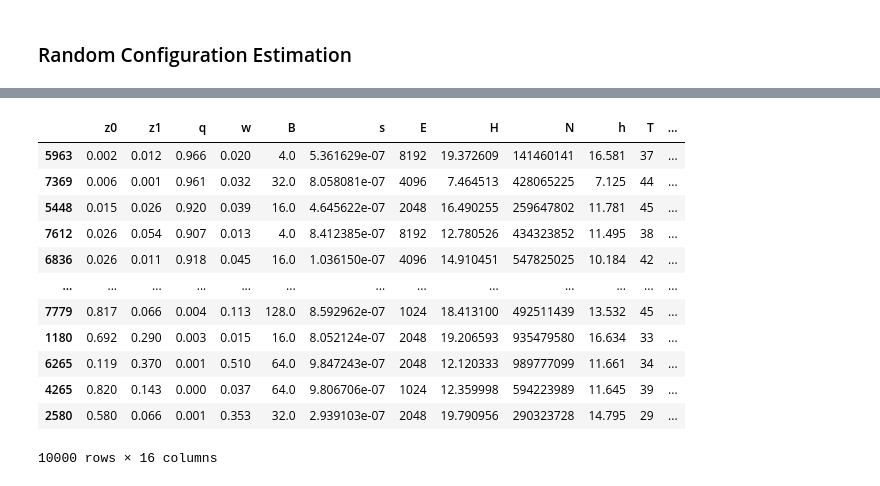
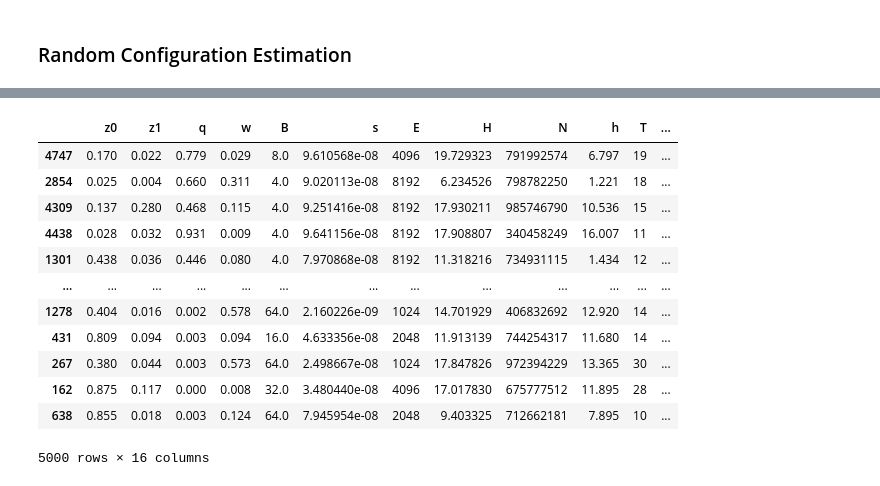
Before and after one commit to ephoris/endure-jupyter, a Jupyter notebook: experiments/00_lcm_eval.ipynb, the cells around one changed output, grey strips where cells are left out. Saved outputs shown, nothing was run; the diff lists cells and outputs as text; code cells hidden in the pictures.

```diff
--- a/experiments/00_lcm_eval.ipynb
+++ b/experiments/00_lcm_eval.ipynb
@@ -289,3 +323,41 @@ def generate_random_samples(num_samples=100):
 # %%
-num_samples = 10000
-df = generate_random_samples(num_samples)
+num_samples = 5000
+table = []
+bad = []
+for _ in tqdm(range(num_samples)):
+    row = {}
+    z0, z1, q, w = gen._sample_workload(4)
+    system = gen._sample_system()
+    design = gen._sample_design(system)
+    cost_lcm = eval_lcm(design, system, z0, z1, q, w)
+    cost_acm = cf.calc_cost(design, system, z0, z1, q, w)
+    row = {
+        "z0": z0,
+        "z1": z1,
+        "q": q,
+        "w": w,
+        "B": system.B,
+        "s": system.s,
+        "E": system.E,
+        "H": system.H,
+        "N": system.N,
+        'h': design.h,
+        'T': design.T,
+    }
+    if design.policy in (Policy.Tiering, Policy.Leveling):
+        row["policy"] = design.policy.value
+    elif design.policy == Policy.KHybrid:
+        for idx, k in enumerate(design.K):
+            row[f"K_{idx}"] = k
+    elif design.policy == Policy.QFixed:
+        row['Q'] = design.Q
+    row['cost_lcm'] = cost_lcm
+    row['cost_acm'] = cost_acm
+    norm_delta = (cost_acm - cost_lcm) / cost_acm
+    if norm_delta < -1:
+        print(norm_delta, system, design, z0, z1, q, w)
+        bad.append((norm_delta, z0, z1, q, w, design, system))
+    table.append(deepcopy(row))
+table = pd.DataFrame(table)
+df = table
+# df, bad = generate_random_samples(num_samples)
@@ -292,18 +382,18 @@ df = generate_random_samples(num_samples)
 # %%
-df['delta'] = df['cost_acm'] - df['cost_lcm']
+df['delta'] = (df['cost_acm'] - df['cost_lcm'])
 df['norm_delta'] = df['delta'] / df['cost_acm']
 df.sort_values(by='norm_delta', ascending=False)
 # %% [output]
 |  | z0 | z1 | q | w | B | s | E | H | N | h | T | ... |
-| 5963 | 0.002 | 0.012 | 0.966 | 0.020 | 4.0 | 5.361629e-07 | 8192 | 19.372609 | 141460141 | 16.581 | 37 | ... |
-| 7369 | 0.006 | 0.001 | 0.961 | 0.032 | 32.0 | 8.058081e-07 | 4096 | 7.464513 | 428065225 | 7.125 | 44 | ... |
-| 5448 | 0.015 | 0.026 | 0.920 | 0.039 | 16.0 | 4.645622e-07 | 2048 | 16.490255 | 259647802 | 11.781 | 45 | ... |
-| 7612 | 0.026 | 0.054 | 0.907 | 0.013 | 4.0 | 8.412385e-07 | 8192 | 12.780526 | 434323852 | 11.495 | 38 | ... |
-| 6836 | 0.026 | 0.011 | 0.918 | 0.045 | 16.0 | 1.036150e-07 | 4096 | 14.910451 | 547825025 | 10.184 | 42 | ... |
+| 4747 | 0.170 | 0.022 | 0.779 | 0.029 | 8.0 | 9.610568e-08 | 4096 | 19.729323 | 791992574 | 6.797 | 19 | ... |
+| 2854 | 0.025 | 0.004 | 0.660 | 0.311 | 4.0 | 9.020113e-08 | 8192 | 6.234526 | 798782250 | 1.221 | 18 | ... |
+| 4309 | 0.137 | 0.280 | 0.468 | 0.115 | 4.0 | 9.251416e-08 | 8192 | 17.930211 | 985746790 | 10.536 | 15 | ... |
+| 4438 | 0.028 | 0.032 | 0.931 | 0.009 | 4.0 | 9.641156e-08 | 8192 | 17.908807 | 340458249 | 16.007 | 11 | ... |
+| 1301 | 0.438 | 0.036 | 0.446 | 0.080 | 4.0 | 7.970868e-08 | 8192 | 11.318216 | 734931115 | 1.434 | 12 | ... |
 | ... | ... | ... | ... | ... | ... | ... | ... | ... | ... | ... | ... | ... |
-| 7779 | 0.817 | 0.066 | 0.004 | 0.113 | 128.0 | 8.592962e-07 | 1024 | 18.413100 | 492511439 | 13.532 | 45 | ... |
-| 1180 | 0.692 | 0.290 | 0.003 | 0.015 | 16.0 | 8.052124e-07 | 2048 | 19.206593 | 935479580 | 16.634 | 33 | ... |
-| 6265 | 0.119 | 0.370 | 0.001 | 0.510 | 64.0 | 9.847243e-07 | 2048 | 12.120333 | 989777099 | 11.661 | 34 | ... |
-| 4265 | 0.820 | 0.143 | 0.000 | 0.037 | 64.0 | 9.806706e-07 | 1024 | 12.359998 | 594223989 | 11.645 | 39 | ... |
-| 2580 | 0.580 | 0.066 | 0.001 | 0.353 | 32.0 | 2.939103e-07 | 2048 | 19.790956 | 290323728 | 14.795 | 29 | ... |
+| 1278 | 0.404 | 0.016 | 0.002 | 0.578 | 64.0 | 2.160226e-09 | 1024 | 14.701929 | 406832692 | 12.920 | 14 | ... |
+| 431 | 0.809 | 0.094 | 0.003 | 0.094 | 16.0 | 4.633356e-08 | 2048 | 11.913139 | 744254317 | 11.680 | 14 | ... |
+| 267 | 0.380 | 0.044 | 0.003 | 0.573 | 64.0 | 2.498667e-08 | 1024 | 17.847826 | 972394229 | 13.365 | 30 | ... |
+| 162 | 0.875 | 0.117 | 0.000 | 0.008 | 32.0 | 3.480440e-08 | 4096 | 17.017830 | 675777512 | 11.895 | 28 | ... |
+| 638 | 0.855 | 0.018 | 0.003 | 0.124 | 64.0 | 7.945954e-08 | 2048 | 9.403325 | 712662181 | 7.895 | 10 | ... |
-10000 rows × 16 columns
+5000 rows × 16 columns
```
Also changed, not shown: parts of 35 cells of this notebook, 1 other file.
